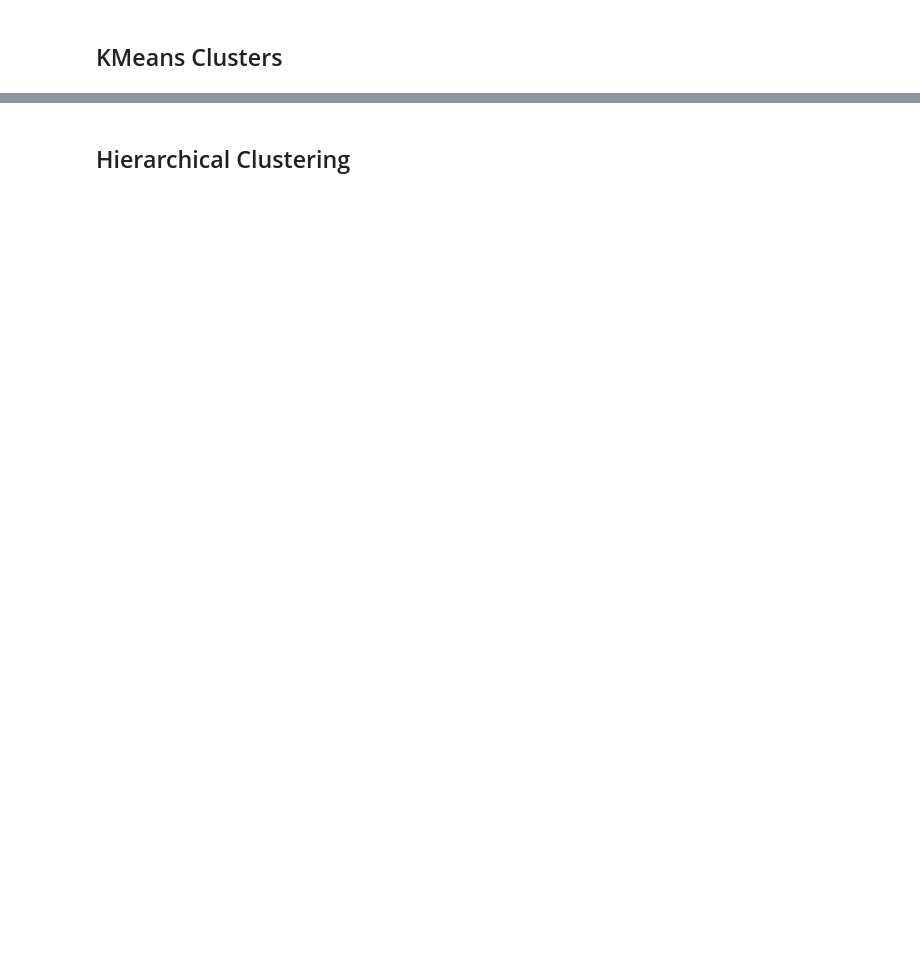
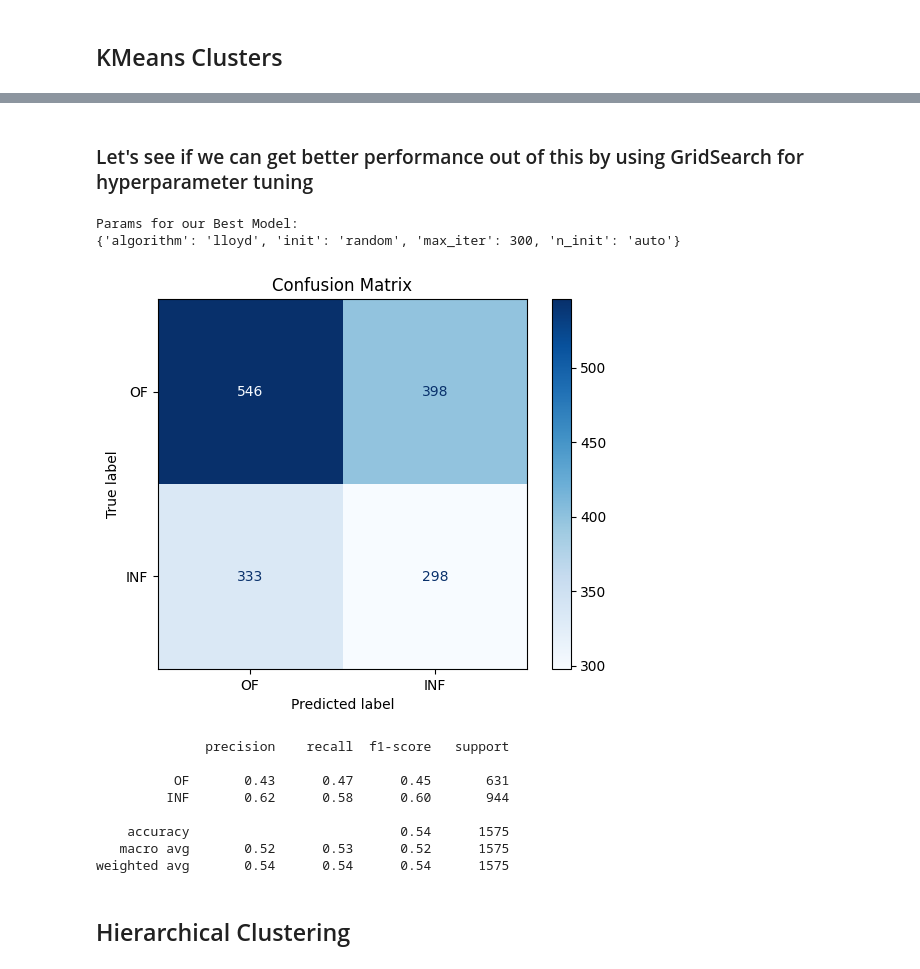
Before and after one commit to Pholmgrendev/UnsupervisedPositions, a Jupyter notebook: HItterClusters.ipynb, the cells around one changed output, grey strips where cells are left out. Saved outputs shown, nothing was run; the diff lists cells and outputs as text; code cells hidden in the pictures; blank space fills up the shorter version.

```diff
--- a/HItterClusters.ipynb
+++ b/HItterClusters.ipynb
@@ -213,2 +276,36 @@ plt.show()
+# %% [markdown]
+### Let's see if we can get better performance out of this by using GridSearch for hyperparameter tuning
+# %%
+paramgrid = {
+    'init': ['random', 'k-means++'],
+    'n_init': ['auto', 10, 50, 100],
+    'max_iter': [300, 500, 750, 1000],
+    'algorithm': ['lloyd', 'elkan']
+}
+kmeans = KMeans(n_clusters=2, random_state=1883)
+kmeans_grid = GridSearchCV(estimator=kmeans, param_grid=paramgrid, n_jobs=-1)
+kmeans_grid.fit(X_train, y_train)
+
+best_kmeans_model = kmeans_grid.best_estimator_
+best_kmeans_params = kmeans_grid.best_params_
+
+print("Params for our Best Model:")
+print(best_kmeans_params)
+# %% [output]
+Params for our Best Model:
+{'algorithm': 'lloyd', 'init': 'random', 'max_iter': 300, 'n_init': 'auto'}
+# %%
+y_pred_tuned = best_kmeans_model.fit_predict(X_train)
+print_metrics(y_pred_tuned, y_train, multiclass=False)
+# %% [output]
+[figure, added]
+              precision    recall  f1-score   support
+
+          OF       0.43      0.47      0.45       631
+         INF       0.62      0.58      0.60       944
+
+    accuracy                           0.54      1575
+   macro avg       0.52      0.53      0.52      1575
+weighted avg       0.54      0.54      0.54      1575
 # %% [markdown]
 ## Hierarchical Clustering
```
Also changed, not shown: parts of 14 cells of this notebook.
